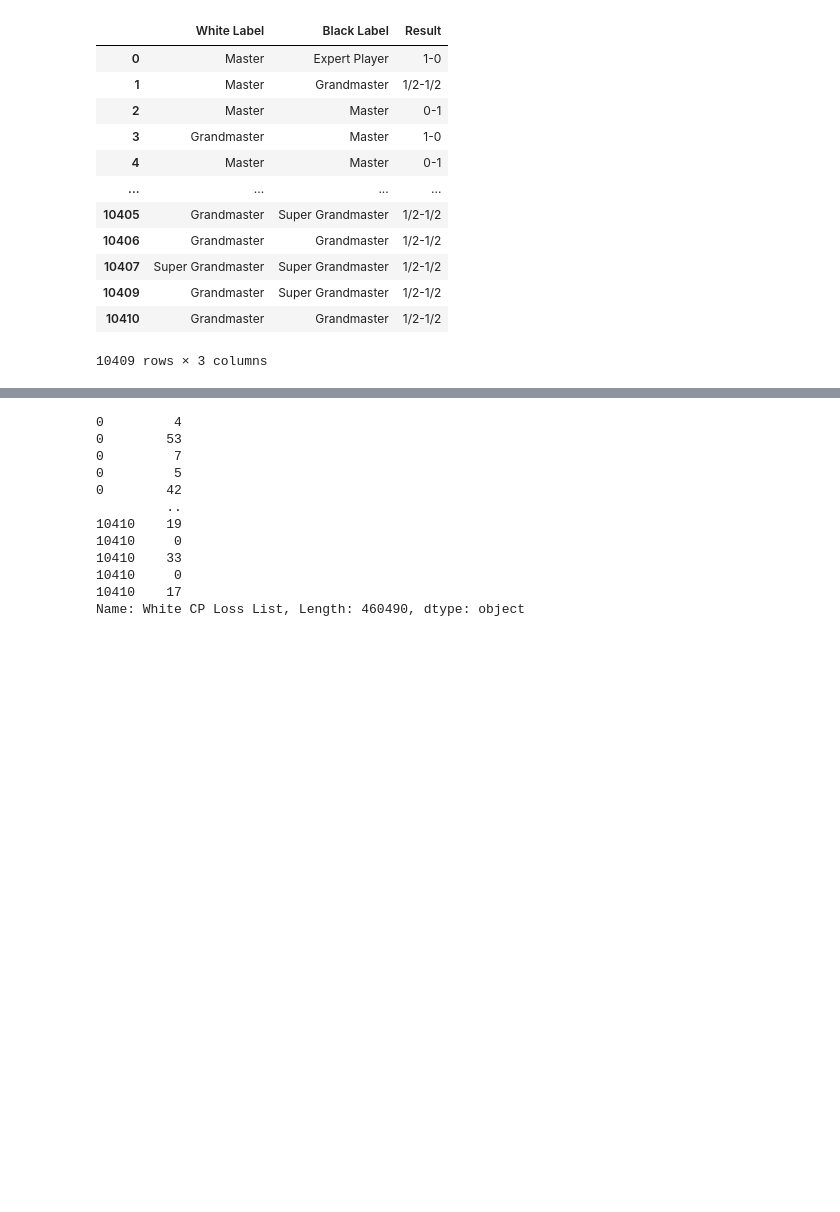
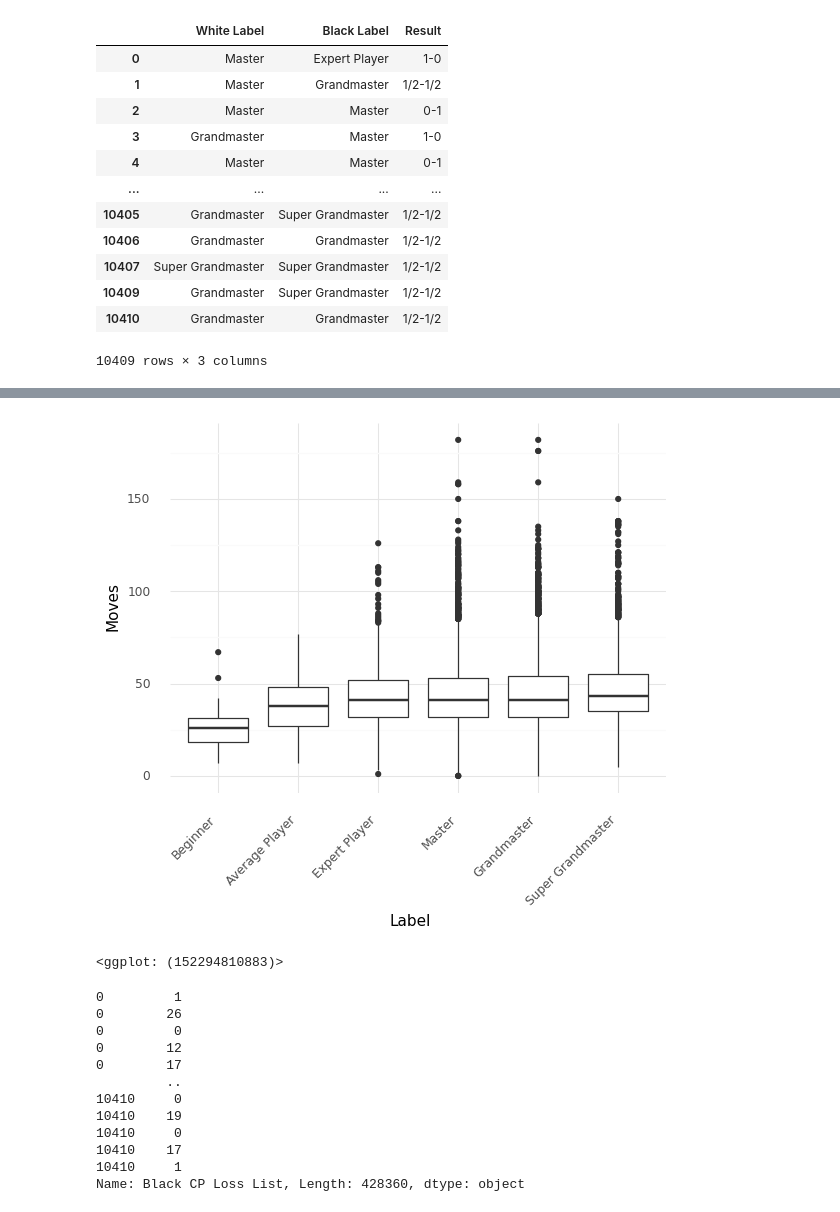
Before and after one commit to VitorRussomanoCGCOMPASS/Notes, a Jupyter notebook: APS - DataScience Py/aps.ipynb, the cells around one changed output, grey strips where cells are left out. Cells and saved outputs as stored; diff of their text form; code cells hidden in the pictures; blank space fills up the shorter version.

```diff
--- a/APS - DataScience Py/aps.ipynb
+++ b/APS - DataScience Py/aps.ipynb
@@ -95,0 +167,17 @@ data[['White Label','Black Label','Result']]
+# %%
+(
+    ggplot(
+        pandas.concat(
+            [
+                data[["White Label", "Moves"]].rename(columns={"White Label": "Label"}),
+                data[["Black Label", "Moves"]].rename(columns={"Black Label": "Label"}),
+            ]
+        )
+    )
+    + geom_boxplot(aes(x="Label", y="Moves"))
+    + theme_minimal()
+    + theme(axis_text_x=element_text(rotation=45, hjust=1))
+)
+# %% [output]
+[figure, added]
+<ggplot: (152294810883)>
@@ -96,6 +202,5 @@ data[['White Label','Black Label','Result']]
 # %%
 from ast import literal_eval
-data = pandas.read_csv("10411_games_with_centipawn_metrics.csv")
 
 data['White CP Loss List'] = data['White CP Loss List'].apply(literal_eval)
 data['Black CP Loss List'] = data['Black CP Loss List'].apply(literal_eval)
@@ -103,16 +208,16 @@ data['Black CP Loss List'] = data['Black CP Loss List'].apply(literal_eval)
 data['White CP Loss List'].explode()
 data['Black CP Loss List'].explode()
 # %% [output]
-0         4
-0        53
-0         7
-0         5
-0        42
+0         1
+0        26
+0         0
+0        12
+0        17
          ..
+10410     0
 10410    19
 10410     0
-10410    33
-10410     0
 10410    17
-Name: White CP Loss List, Length: 460490, dtype: object
+10410     1
+Name: Black CP Loss List, Length: 428360, dtype: object
 # %%
```
Also changed, not shown: parts of 22 cells of this notebook, 7 other files.
